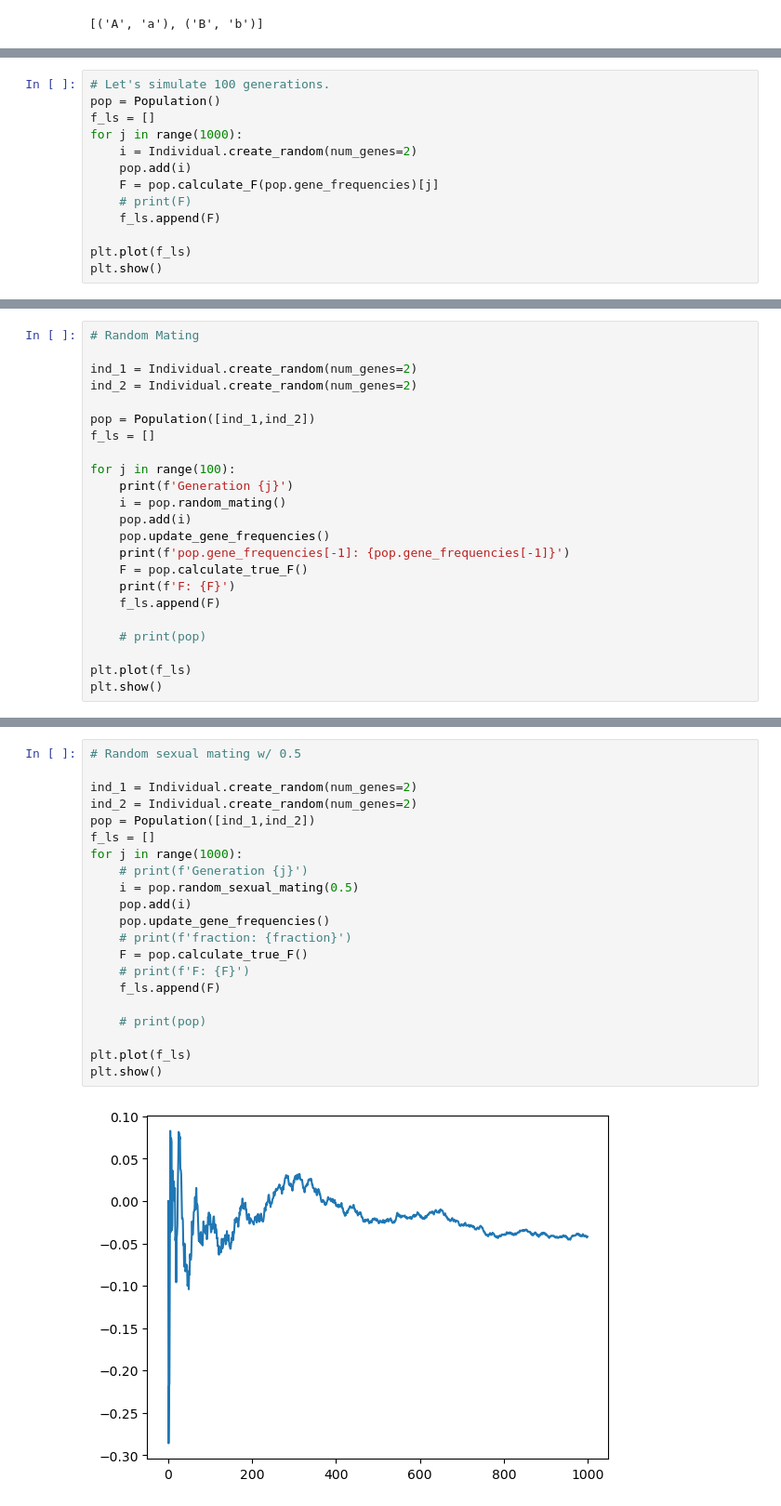
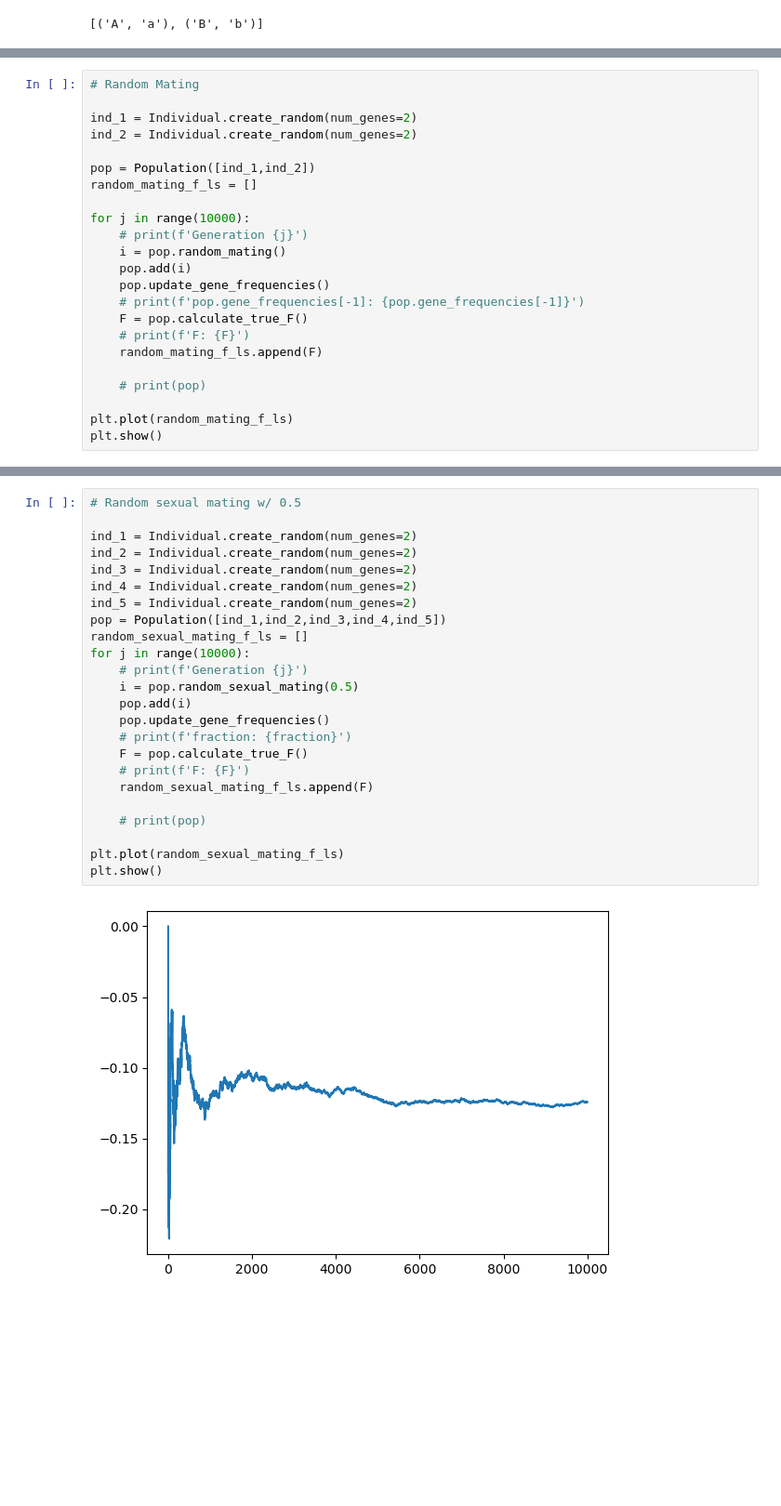
Before and after one commit to roboticapples14/computational_ecology, a Jupyter notebook: Genetics.ipynb, the cells around one changed output, grey strips where cells are left out. Shown: that part at 93% size. Drawn from its saved outputs; the diff is of its cells as text; blank space fills up the shorter version.

```diff
--- a/Genetics.ipynb
+++ b/Genetics.ipynb
@@ -206,13 +212,0 @@ plt.show()
-# %%
-# Let's simulate 100 generations.
-pop = Population()
-f_ls = []
-for j in range(1000):
-    i = Individual.create_random(num_genes=2)
-    pop.add(i)
-    F = pop.calculate_F(pop.gene_frequencies)[j]
-    # print(F)
-    f_ls.append(F)
-
-plt.plot(f_ls)
-plt.show()
@@ -225,20 +219,20 @@ ind_1 = Individual.create_random(num_genes=2)
 ind_2 = Individual.create_random(num_genes=2)
 
 pop = Population([ind_1,ind_2])
-f_ls = []
+random_mating_f_ls = []
 
-for j in range(100):
-    print(f'Generation {j}')
+for j in range(10000):
+    # print(f'Generation {j}')
     i = pop.random_mating()
     pop.add(i)
     pop.update_gene_frequencies()
-    print(f'pop.gene_frequencies[-1]: {pop.gene_frequencies[-1]}')
+    # print(f'pop.gene_frequencies[-1]: {pop.gene_frequencies[-1]}')
     F = pop.calculate_true_F()
-    print(f'F: {F}')
-    f_ls.append(F)
+    # print(f'F: {F}')
+    random_mating_f_ls.append(F)
 
     # print(pop)
 
-plt.plot(f_ls)
+plt.plot(random_mating_f_ls)
 plt.show()
 # %% [output]
@@ -263,23 +242,26 @@ F: 0.2081149393879173
 # %%
 # Random sexual mating w/ 0.5
 
 ind_1 = Individual.create_random(num_genes=2)
 ind_2 = Individual.create_random(num_genes=2)
-pop = Population([ind_1,ind_2])
-f_ls = []
-for j in range(1000):
+ind_3 = Individual.create_random(num_genes=2)
+ind_4 = Individual.create_random(num_genes=2)
+ind_5 = Individual.create_random(num_genes=2)
+pop = Population([ind_1,ind_2,ind_3,ind_4,ind_5])
+random_sexual_mating_f_ls = []
+for j in range(10000):
     # print(f'Generation {j}')
     i = pop.random_sexual_mating(0.5)
     pop.add(i)
     pop.update_gene_frequencies()
     # print(f'fraction: {fraction}')
     F = pop.calculate_true_F()
     # print(f'F: {F}')
-    f_ls.append(F)
+    random_sexual_mating_f_ls.append(F)
 
     # print(pop)
 
-plt.plot(f_ls)
+plt.plot(random_sexual_mating_f_ls)
 plt.show()
 # %% [output]
-[figure, old version]
+[figure, new version]
```
Also changed, not shown: parts of 17 cells of this notebook.
